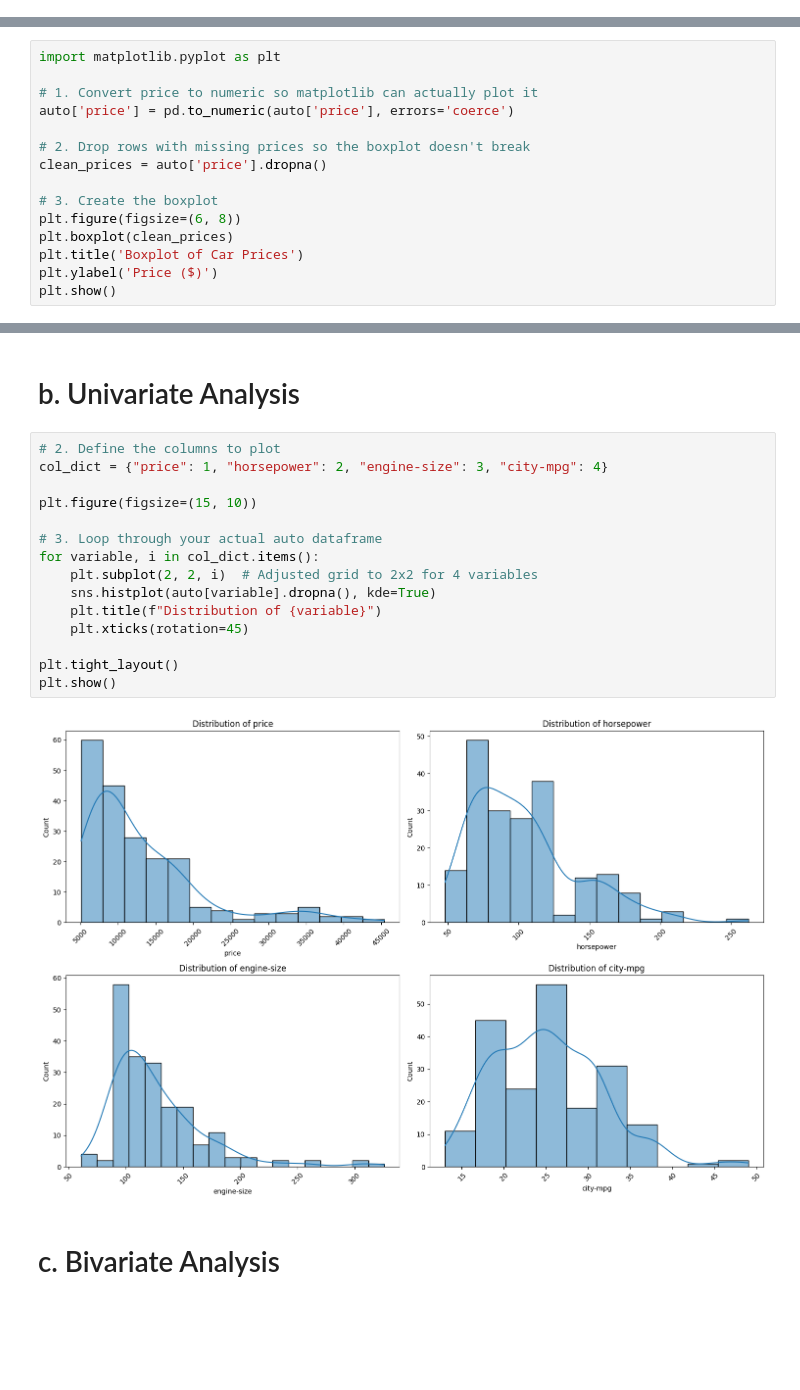
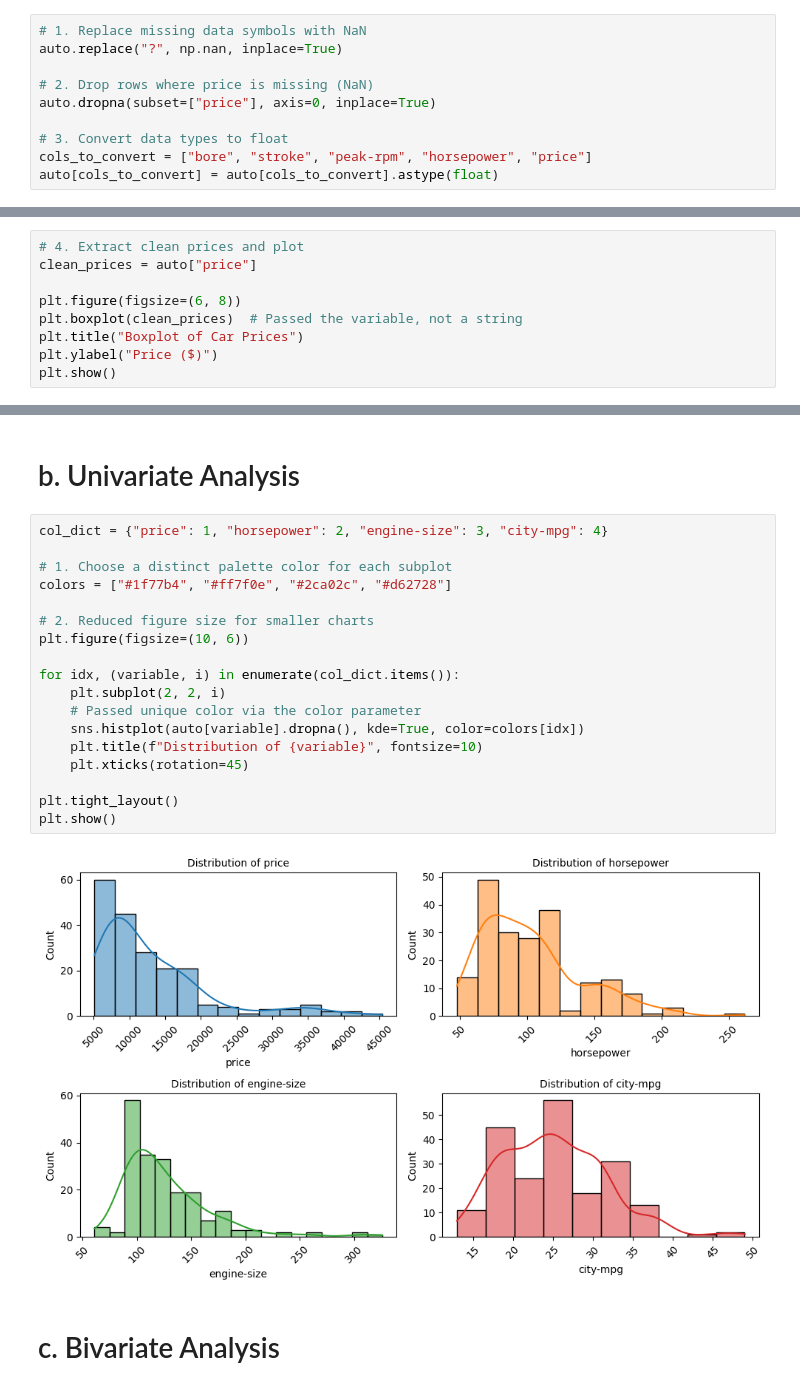
Before and after one commit to stacykeago/analytics-now, a Jupyter notebook: FDA_assignment.ipynb, the cells around one changed output, grey strips where cells are left out. Cells and saved outputs as stored; diff of their text form; blank space fills up the shorter version.

```diff
--- a/FDA_assignment.ipynb
+++ b/FDA_assignment.ipynb
@@ -150,0 +171,10 @@ dtype: object
+# %%
+# 1. Replace missing data symbols with NaN
+auto.replace("?", np.nan, inplace=True)
+
+# 2. Drop rows where price is missing (NaN)
+auto.dropna(subset=["price"], axis=0, inplace=True)
+
+# 3. Convert data types to float
+cols_to_convert = ["bore", "stroke", "peak-rpm", "horsepower", "price"]
+auto[cols_to_convert] = auto[cols_to_convert].astype(float)
@@ -206,19 +255,13 @@ dtype: int64
 # %% [markdown]
 ### 2.7 Outliers
 # %%
-import matplotlib.pyplot as plt
+# 4. Extract clean prices and plot
+clean_prices = auto["price"]
 
-# 1. Convert price to numeric so matplotlib can actually plot it
-auto['price'] = pd.to_numeric(auto['price'], errors='coerce')
-
-# 2. Drop rows with missing prices so the boxplot doesn't break
-clean_prices = auto['price'].dropna()
-
-# 3. Create the boxplot
 plt.figure(figsize=(6, 8))
-plt.boxplot(clean_prices)
-plt.title('Boxplot of Car Prices')
-plt.ylabel('Price ($)')
+plt.boxplot(clean_prices)  # Passed the variable, not a string
+plt.title("Boxplot of Car Prices")
+plt.ylabel("Price ($)")
 plt.show()
 # %% [output]
 [figure]
@@ -239,22 +282,25 @@ auto.describe()
 # %% [markdown]
 # b. Univariate Analysis
 # %%
-# 2. Define the columns to plot
 col_dict = {"price": 1, "horsepower": 2, "engine-size": 3, "city-mpg": 4}
 
-plt.figure(figsize=(15, 10))
+# 1. Choose a distinct palette color for each subplot
+colors = ["#1f77b4", "#ff7f0e", "#2ca02c", "#d62728"]
 
-# 3. Loop through your actual auto dataframe
-for variable, i in col_dict.items():
-    plt.subplot(2, 2, i)  # Adjusted grid to 2x2 for 4 variables
-    sns.histplot(auto[variable].dropna(), kde=True)
-    plt.title(f"Distribution of {variable}")
+# 2. Reduced figure size for smaller charts
+plt.figure(figsize=(10, 6))
+
+for idx, (variable, i) in enumerate(col_dict.items()):
+    plt.subplot(2, 2, i)
+    # Passed unique color via the color parameter
+    sns.histplot(auto[variable].dropna(), kde=True, color=colors[idx])
+    plt.title(f"Distribution of {variable}", fontsize=10)
     plt.xticks(rotation=45)
 
 plt.tight_layout()
 plt.show()
 # %% [output]
-[figure, old version]
+[figure, new version]
 # %% [markdown]
 # c. Bivariate Analysis
 # %%
```
Also changed, not shown: parts of 25 cells of this notebook.
